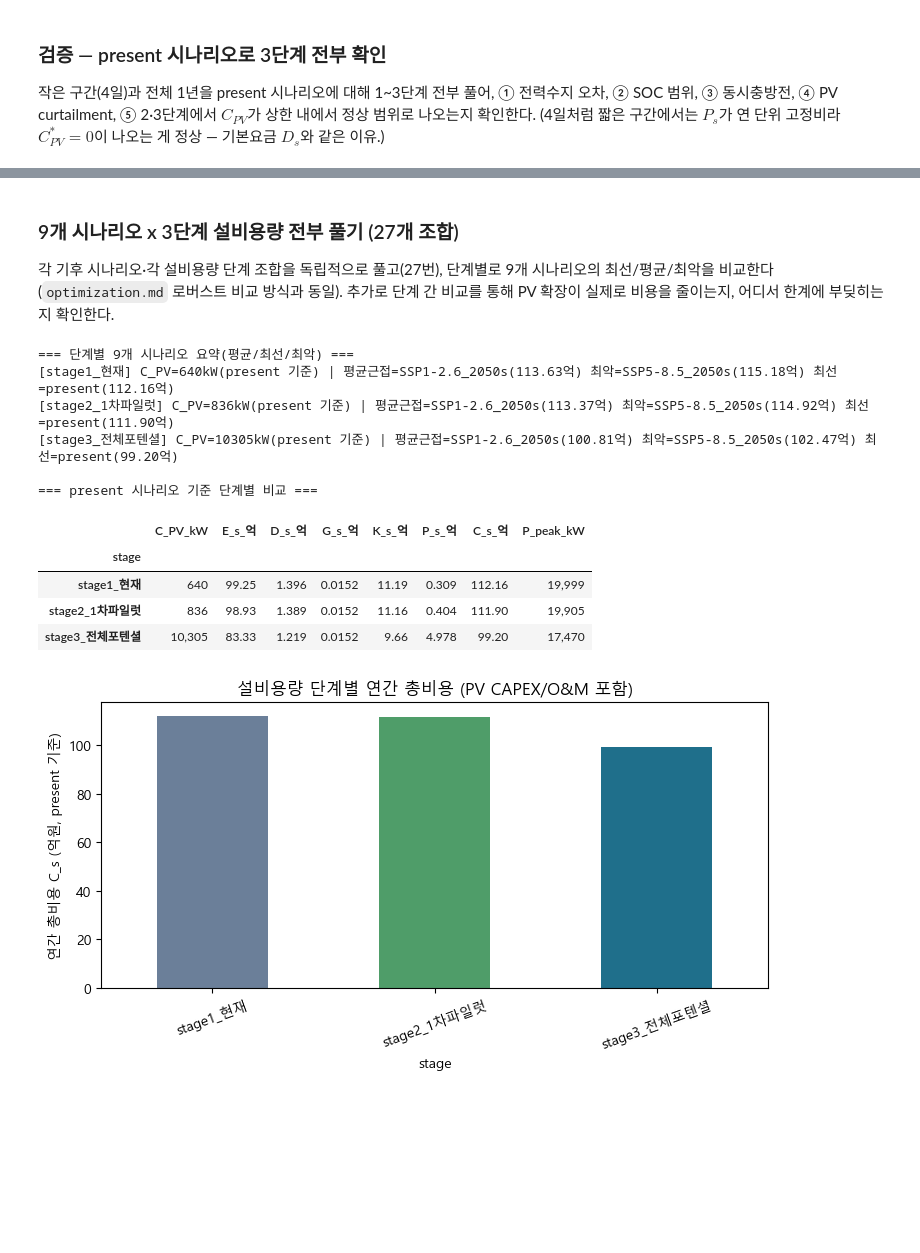
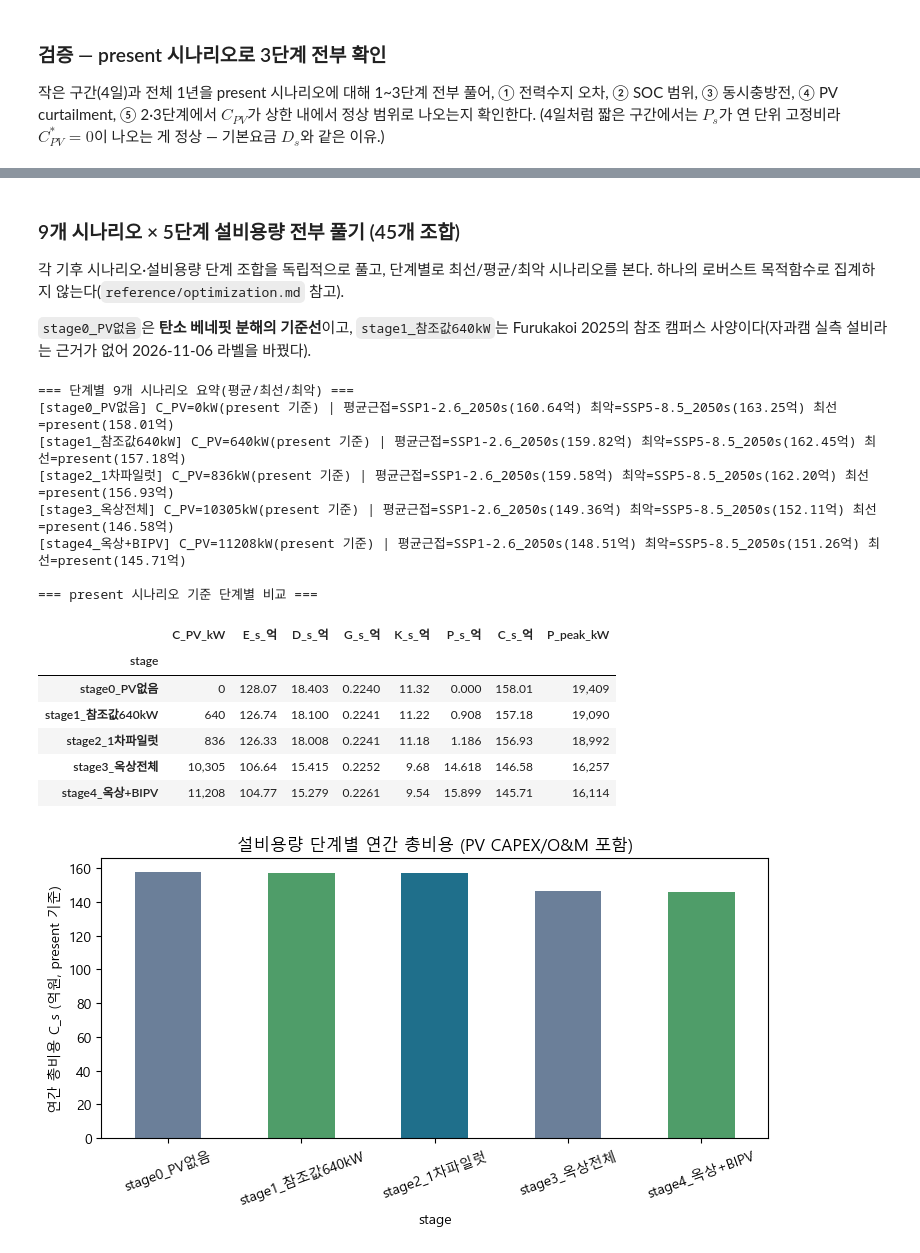
Before and after one commit to pjw040702/RobustEMS, a Jupyter notebook: ess_pv_pipeline.ipynb, the cells around one changed output, grey strips where cells are left out. Drawn from its saved outputs; the diff is of its cells as text; code cells hidden in the pictures; blank space fills up the shorter version.

Commit message:
add dpnn and clear the parameters

```diff
--- a/ess_pv_pipeline.ipynb
+++ b/ess_pv_pipeline.ipynb
@@ -155,32 +153,19 @@ GAMMA = -0.0045   # PV 온도계수 (1/C)
 
 G_t_Wm2 = d15["solar_rad_15min_mj_m2"] * 1e6 / 900      # 15분 누적 MJ/m2 -> 평균 W/m2
 
-pv_list = []
+# P_DC = C_PV x (G/G_STC) x [1 + GAMMA(T_cell - T_STC)] x ETA_SYS,  T_cell은 NOCT 근사
+# 4단계는 G_t_Wm2에서 p_unit을 직접 다시 계산하므로 여기서는 연간 발전량만 집계한다.
+rows = {}
 for scn, dT in SCENARIOS.items():
-    t_amb = d15["temp_c"] + dT
-    t_cell = t_amb + (NOCT - 20) / 800 * G_t_Wm2
+    t_cell = (d15["temp_c"] + dT) + (NOCT - 20) / 800 * G_t_Wm2
     pv_kw = (C_PV * (G_t_Wm2 / G_STC) * (1 + GAMMA * (t_cell - T_STC)) * ETA_SYS).clip(lower=0)
-    pv_list.append(pd.DataFrame({"date": d15["date"], "time": d15["time"], "slot": d15["slot"],
-                                  "scenario": scn, "pv_kw": pv_kw}))
-pv = pd.concat(pv_list, ignore_index=True)
+    rows[scn] = pv_kw.sum() * 0.25 / 1000                # kW -> MWh/년
 
-annual_pv = (pv.groupby("scenario")["pv_kw"].sum().div(4).div(1000)
-             .reindex(SCENARIOS.keys()).rename("MWh/year").to_frame())
+annual_pv = pd.DataFrame({"MWh/year": pd.Series(rows)}).reindex(SCENARIOS.keys())
 annual_pv["present 대비(%)"] = (annual_pv["MWh/year"] / annual_pv.loc["present", "MWh/year"] - 1) * 100
 print(f"PV 설비: {C_PV:.0f}kW (40기 x 16kW/기, Furukakoi 2025)")
 print(f"설비이용률(present) = {annual_pv.loc['present', 'MWh/year']*1000 / (C_PV*8760):.1%}")
-display(annual_pv.style.format({"MWh/year": "{:,.0f}", "present 대비(%)": "{:+.3f}%"}))
-
-fig, ax = plt.subplots(figsize=(7, 3.5))
-sub = pv[pv["date"] == sample_day]
-for scn in show_scn:
-    s = sub[sub["scenario"] == scn]
-    ax.plot(s["slot"], s["pv_kw"], label=scn, color=colors[scn], ls="-" if scn == "present" else "--")
-ax.set_xlabel("15분 슬롯(0~95)")
-ax.set_ylabel("PV 출력 (kW)")
-ax.set_title(f"샘플 PV 발전 프로파일(2050년대 4개 SSP) — {pd.Timestamp(sample_day).date()}")
-ax.legend(frameon=False, fontsize=8)
-plt.show()
+display(annual_pv.style.format({"MWh/year": "{:,.0f}", "present 대비(%)": "{:+.2f}%"}))
 # %% [output]
 PV 설비: 640kW (40기 x 16kW/기, Furukakoi 2025)
 설비이용률(present) = 15.5%
@@ -223,14 +198,19 @@ Calendar aging은 운전 결정과 거의 무관(경과시간 위주)해 LP에
 # %%
 # 3. ESS 모델링 (물리적 제약 + 4단계 목적함수용 비용 파라미터)
-C_ESS = 428.0                               # kWh, Furukakoi 2025
-C_PCS = C_ESS / 3                           # kW, "3시간 방전 시스템" 기준 역산
+# 2026-11-06 캠퍼스 규모로 교체(지도교수 피드백 "ESS 파라미터 규모가 캠퍼스에 비해 작음").
+# 기존 428kWh/142.7kW는 Furukakoi 2025 논문값으로 캠퍼스 일평균 부하 264.8MWh의 0.16%였다.
+# 캠퍼스 고유 ESS 근거는 존재하지 않아(탄소중립 발표자료에 ESS 용량·비용 수치 없음)
+# 공고 조건·캠퍼스 실측 부하로 도출된 조원 경제성 모델의 LP 최적값을 채택.
+C_ESS = 6778.0                              # kWh, 조원 경제성 모델 LP 최적값 (parameters.md 참고)
+ESS_HOURS = 5                               # 공고(기후부 제2026-335호): ESS 5h 방전 기준
+C_PCS = C_ESS / ESS_HOURS                   # kW -> 1,355.6kW
 ROUND_TRIP_EFF = 0.83                       # Li-ion efficiency 80~86% 중간값, Elalfy 2024
 ETA_CH = ETA_DIS = ROUND_TRIP_EFF ** 0.5    # 왕복효율을 충/방전에 절반씩 배분
 SOC_MIN, SOC_MAX, SOC_INIT = 0.20, 0.90, 0.50
 DT_H = 0.25                                 # 15분
 
 ESS_PARAMS = {
-    "C_ESS_kWh": C_ESS, "C_PCS_kW": round(C_PCS, 1),
+    "C_ESS_kWh": C_ESS, "C_PCS_kW": round(C_PCS, 1), "방전시간_h": ESS_HOURS,
     "eta_ch": round(ETA_CH, 4), "eta_dis": round(ETA_DIS, 4),
     "SOC_min": SOC_MIN, "SOC_max": SOC_MAX, "SOC_init": SOC_INIT, "dt_h": DT_H,
 }
@@ -446,7 +512,7 @@ print(f"[4일 검증, 2단계] C_PV*={small['C_PV']:.1f}kW (범위 0~{STAGE_CAP[
 
 stage_results_present = {}
 for stage, cap in STAGE_CAP.items():
-    fixed = 640.0 if stage == "stage1_현재" else None
+    fixed = STAGE_FIXED.get(stage)
     out = solve_dispatch(present_load_kw, p_unit_present, TARIFF, c_pv_max=cap, c_pv_fixed=fixed)
     stage_results_present[stage] = out
 
@@ -469,12 +537,14 @@ print("검증 통과")
 검증 통과
 # %% [markdown]
-### 9개 시나리오 x 3단계 설비용량 전부 풀기 (27개 조합)
+### 9개 시나리오 × 5단계 설비용량 전부 풀기 (45개 조합)
 
-각 기후 시나리오·각 설비용량 단계 조합을 독립적으로 풀고(27번), 단계별로 9개 시나리오의
-최선/평균/최악을 비교한다(`optimization.md` 로버스트 비교 방식과 동일). 추가로 단계 간
-비교를 통해 PV 확장이 실제로 비용을 줄이는지, 어디서 한계에 부딪히는지 확인한다.
+각 기후 시나리오·설비용량 단계 조합을 독립적으로 풀고, 단계별로 최선/평균/최악 시나리오를 본다.
+하나의 로버스트 목적함수로 집계하지 않는다(`reference/optimization.md` 참고).
+
+`stage0_PV없음`은 **탄소 베네핏 분해의 기준선**이고, `stage1_참조값640kW`는 Furukakoi 2025의
+참조 캠퍼스 사양이다(자과캠 실측 설비라는 근거가 없어 2026-11-06 라벨을 바꿨다).
 # %%
-# 4-4. 9개 시나리오 x 3단계 설비용량 전부 풀기
+# 4-4. 9개 시나리오 x 5단계 설비용량 전부 풀기 (45개 조합)
 dispatch_rows = []
 dispatch_results = {}
 for scn, dT in SCENARIOS.items():
@@ -485,7 +555,7 @@ for scn, dT in SCENARIOS.items():
     p_unit = ((G_t_Wm2_arr / G_STC) * (1 + GAMMA * (t_cell - T_STC)) * ETA_SYS).clip(min=0)
 
     for stage, cap in STAGE_CAP.items():
-        fixed = 640.0 if stage == "stage1_현재" else None
+        fixed = STAGE_FIXED.get(stage)
         out = solve_dispatch(l_kw, p_unit, TARIFF, c_pv_max=cap, c_pv_fixed=fixed)
         dispatch_results[(scn, stage)] = out
         dispatch_rows.append({
@@ -501,37 +571,41 @@ dispatch_df["stage"] = pd.Categorical(dispatch_df["stage"], categories=stage_ord
 
 print("=== 단계별 9개 시나리오 요약(평균/최선/최악) ===")
 for stage in stage_order:
     sub = dispatch_df[dispatch_df["stage"] == stage].set_index("scenario")
     avg_scn = (sub["C_s_억"] - sub["C_s_억"].mean()).abs().idxmin()
     max_scn, min_scn = sub["C_s_억"].idxmax(), sub["C_s_억"].idxmin()
     print(f"[{stage}] C_PV={sub.loc['present','C_PV_kW']:.0f}kW(present 기준) | "
           f"평균근접={avg_scn}({sub.loc[avg_scn,'C_s_억']:.2f}억) "
           f"최악={max_scn}({sub.loc[max_scn,'C_s_억']:.2f}억) "
           f"최선={min_scn}({sub.loc[min_scn,'C_s_억']:.2f}억)")
 
 print("\n=== present 시나리오 기준 단계별 비교 ===")
 present_by_stage = dispatch_df[dispatch_df["scenario"] == "present"].set_index("stage")
 display(present_by_stage[["C_PV_kW", "E_s_억", "D_s_억", "G_s_억", "K_s_억", "P_s_억", "C_s_억", "P_peak_kW"]]
         .style.format({"C_PV_kW": "{:,.0f}", "E_s_억": "{:,.2f}", "D_s_억": "{:,.3f}", "G_s_억": "{:,.4f}",
                         "K_s_억": "{:,.2f}", "P_s_억": "{:,.3f}", "C_s_억": "{:,.2f}", "P_peak_kW": "{:,.0f}"}))
 
 fig, ax = plt.subplots(figsize=(7.5, 4.2))
 present_by_stage["C_s_억"].plot(kind="bar", ax=ax, color=["#6b7f99", "#4f9d69", "#1f6f8b"])
 ax.set_ylabel("연간 총비용 C_s (억원, present 기준)")
 ax.set_title("설비용량 단계별 연간 총비용 (PV CAPEX/O&M 포함)")
 ax.tick_params(axis="x", rotation=20)
 plt.tight_layout()
 plt.show()
 # %% [output]
 === 단계별 9개 시나리오 요약(평균/최선/최악) ===
-[stage1_현재] C_PV=640kW(present 기준) | 평균근접=SSP1-2.6_2050s(113.63억) 최악=SSP5-8.5_2050s(115.18억) 최선=present(112.16억)
-[stage2_1차파일럿] C_PV=836kW(present 기준) | 평균근접=SSP1-2.6_2050s(113.37억) 최악=SSP5-8.5_2050s(114.92억) 최선=present(111.90억)
-[stage3_전체포텐셜] C_PV=10305kW(present 기준) | 평균근접=SSP1-2.6_2050s(100.81억) 최악=SSP5-8.5_2050s(102.47억) 최선=present(99.20억)
+[stage0_PV없음] C_PV=0kW(present 기준) | 평균근접=SSP1-2.6_2050s(160.64억) 최악=SSP5-8.5_2050s(163.25억) 최선=present(158.01억)
+[stage1_참조값640kW] C_PV=640kW(present 기준) | 평균근접=SSP1-2.6_2050s(159.82억) 최악=SSP5-8.5_2050s(162.45억) 최선=present(157.18억)
+[stage2_1차파일럿] C_PV=836kW(present 기준) | 평균근접=SSP1-2.6_2050s(159.58억) 최악=SSP5-8.5_2050s(162.20억) 최선=present(156.93억)
+[stage3_옥상전체] C_PV=10305kW(present 기준) | 평균근접=SSP1-2.6_2050s(149.36억) 최악=SSP5-8.5_2050s(152.11억) 최선=present(146.58억)
+[stage4_옥상+BIPV] C_PV=11208kW(present 기준) | 평균근접=SSP1-2.6_2050s(148.51억) 최악=SSP5-8.5_2050s(151.26억) 최선=present(145.71억)
 
 === present 시나리오 기준 단계별 비교 ===
 |  | C_PV_kW | E_s_억 | D_s_억 | G_s_억 | K_s_억 | P_s_억 | C_s_억 | P_peak_kW |
 | stage |  |  |  |  |  |  |  |  |
-| stage1_현재 | 640 | 99.25 | 1.396 | 0.0152 | 11.19 | 0.309 | 112.16 | 19,999 |
-| stage2_1차파일럿 | 836 | 98.93 | 1.389 | 0.0152 | 11.16 | 0.404 | 111.90 | 19,905 |
-| stage3_전체포텐셜 | 10,305 | 83.33 | 1.219 | 0.0152 | 9.66 | 4.978 | 99.20 | 17,470 |
+| stage0_PV없음 | 0 | 128.07 | 18.403 | 0.2240 | 11.32 | 0.000 | 158.01 | 19,409 |
+| stage1_참조값640kW | 640 | 126.74 | 18.100 | 0.2241 | 11.22 | 0.908 | 157.18 | 19,090 |
+| stage2_1차파일럿 | 836 | 126.33 | 18.008 | 0.2241 | 11.18 | 1.186 | 156.93 | 18,992 |
+| stage3_옥상전체 | 10,305 | 106.64 | 15.415 | 0.2252 | 9.68 | 14.618 | 146.58 | 16,257 |
+| stage4_옥상+BIPV | 11,208 | 104.77 | 15.279 | 0.2261 | 9.54 | 15.899 | 145.71 | 16,114 |
-[figure, old version]
+[figure, new version]
```
Also changed, not shown: parts of 29 cells of this notebook, 12 other files.
